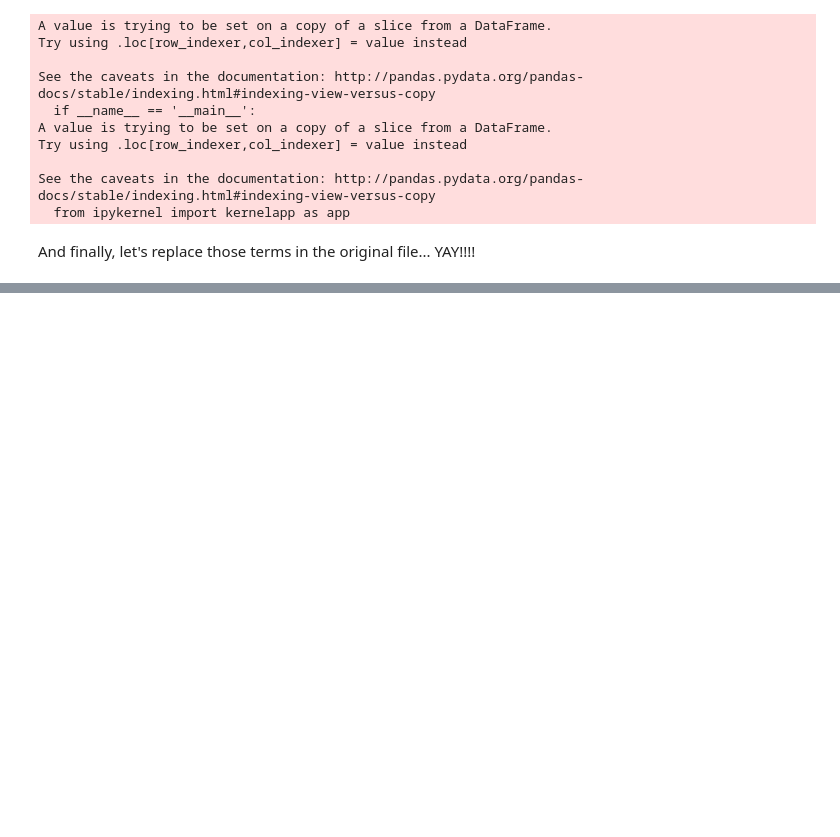
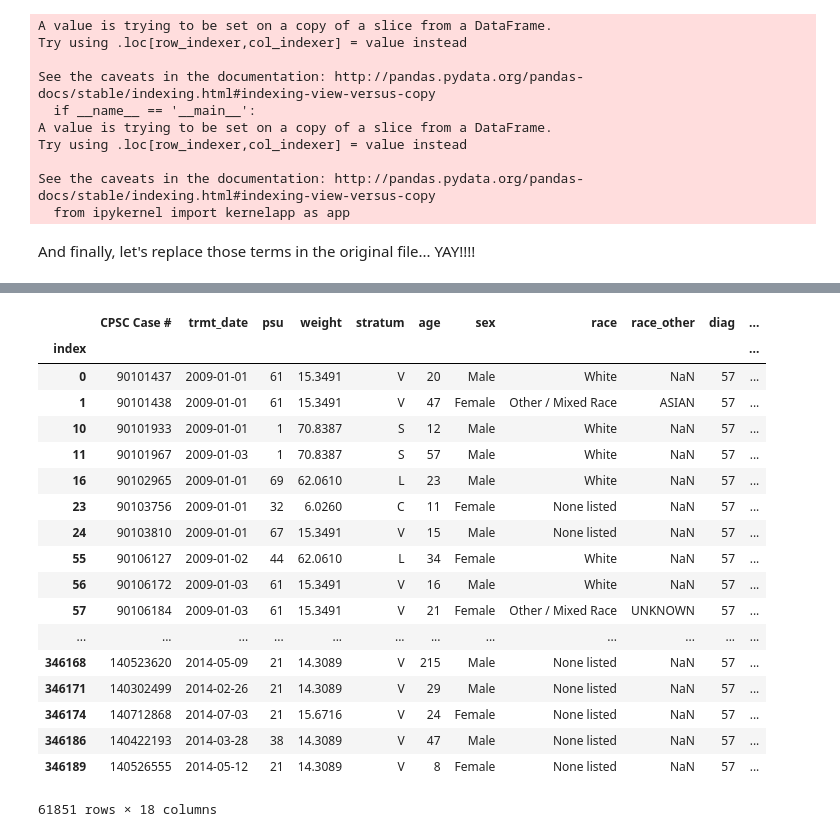
Before and after one commit to jcbain/neander_trauma, a Jupyter notebook: NEISS_data_configuration.ipynb, the cells around one changed output, grey strips where cells are left out. Cells and saved outputs as stored; diff of their text form; code cells hidden in the pictures; blank space fills up the shorter version.

```diff
--- a/NEISS_data_description.ipynb
+++ b/NEISS_data_configuration.ipynb
@@ -430,0 +412,22 @@ See the caveats in the documentation: http://pandas.pydata.org/pandas-docs/stabl
+# %%
+sport.drop(sport.columns[[0,1]],axis =1)
+# %% [output]
+|  | CPSC Case # | trmt_date | psu | weight | stratum | age | sex | race | race_other | diag | ... |
+| index |  |  |  |  |  |  |  |  |  |  | ... |
+| 0 | 90101437 | 2009-01-01 | 61 | 15.3491 | V | 20 | Male | White | NaN | 57 | ... |
+| 1 | 90101438 | 2009-01-01 | 61 | 15.3491 | V | 47 | Female | Other / Mixed Race | ASIAN | 57 | ... |
+| 10 | 90101933 | 2009-01-01 | 1 | 70.8387 | S | 12 | Male | White | NaN | 57 | ... |
+| 11 | 90101967 | 2009-01-03 | 1 | 70.8387 | S | 57 | Male | White | NaN | 57 | ... |
+| 16 | 90102965 | 2009-01-01 | 69 | 62.0610 | L | 23 | Male | White | NaN | 57 | ... |
+| 23 | 90103756 | 2009-01-01 | 32 | 6.0260 | C | 11 | Female | None listed | NaN | 57 | ... |
+| 24 | 90103810 | 2009-01-01 | 67 | 15.3491 | V | 15 | Male | None listed | NaN | 57 | ... |
+| 55 | 90106127 | 2009-01-02 | 44 | 62.0610 | L | 34 | Female | White | NaN | 57 | ... |
+| 56 | 90106172 | 2009-01-03 | 61 | 15.3491 | V | 16 | Male | White | NaN | 57 | ... |
+| 57 | 90106184 | 2009-01-03 | 61 | 15.3491 | V | 21 | Female | Other / Mixed Race | UNKNOWN | 57 | ... |
+| ... | ... | ... | ... | ... | ... | ... | ... | ... | ... | ... | ... |
+| 346168 | 140523620 | 2014-05-09 | 21 | 14.3089 | V | 215 | Male | None listed | NaN | 57 | ... |
+| 346171 | 140302499 | 2014-02-26 | 21 | 14.3089 | V | 29 | Male | None listed | NaN | 57 | ... |
+| 346174 | 140712868 | 2014-07-03 | 21 | 15.6716 | V | 24 | Female | None listed | NaN | 57 | ... |
+| 346186 | 140422193 | 2014-03-28 | 38 | 14.3089 | V | 47 | Male | None listed | NaN | 57 | ... |
+| 346189 | 140526555 | 2014-05-12 | 21 | 14.3089 | V | 8 | Female | None listed | NaN | 57 | ... |
+61851 rows × 18 columns
```
Also changed, not shown: parts of 3 cells of this notebook.
